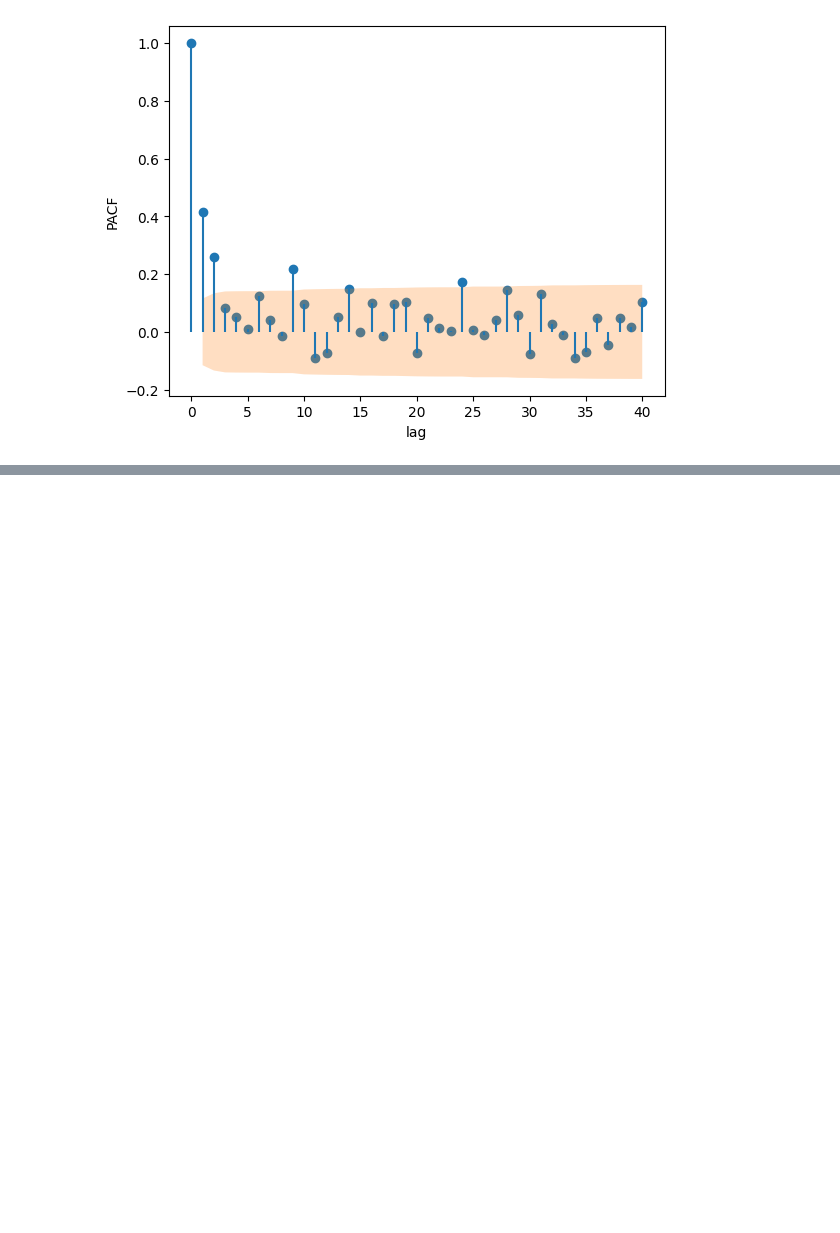
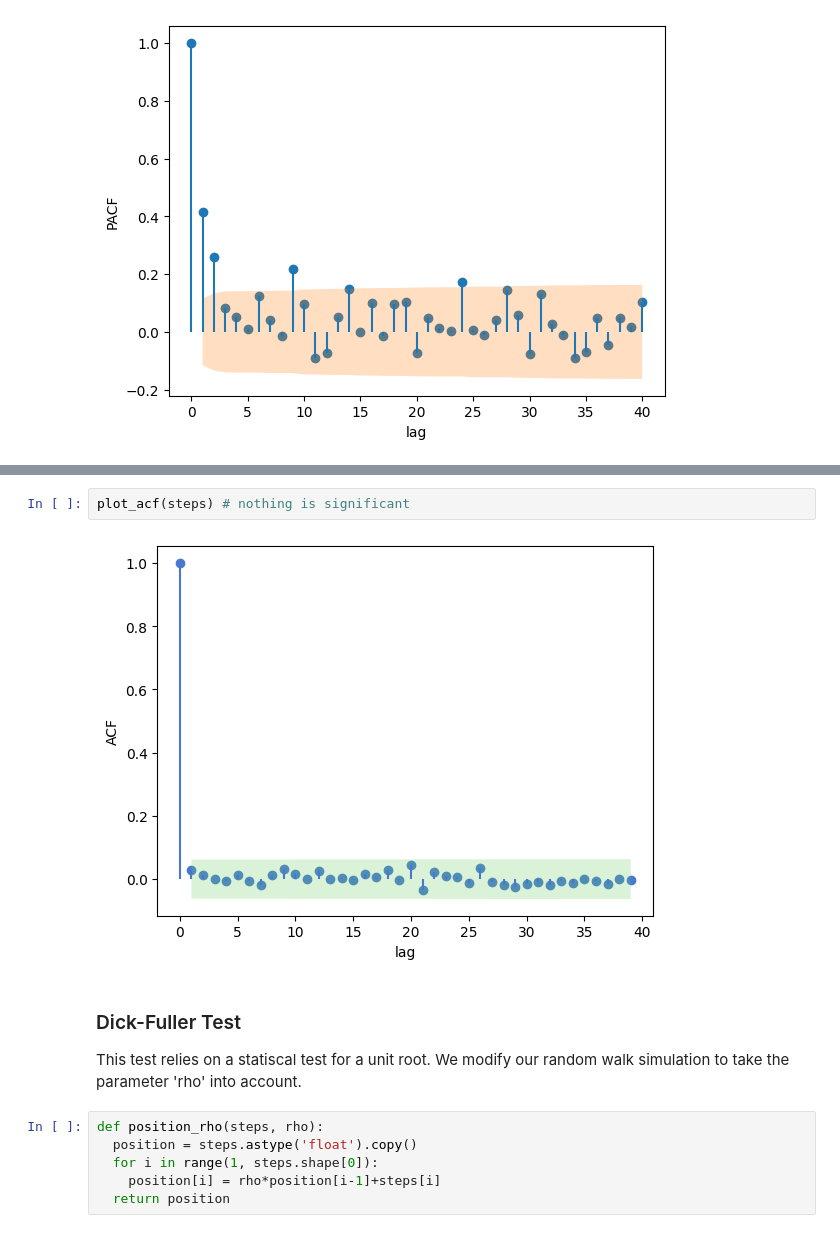
Before and after one commit to taniagmangolini/machine-learning, a Jupyter notebook: temporal_series/time_series_book.ipynb, the cells around one changed output, grey strips where cells are left out. Saved outputs shown, nothing was run; the diff lists cells and outputs as text; blank space fills up the shorter version.

```diff
--- a/temporal_series/time_series.ipynb
+++ b/temporal_series/time_series_book.ipynb
@@ -1851,0 +1906,15 @@ plot_pacf(detrended)
+# %%
+plot_acf(steps) # nothing is significant
+# %% [output]
+[figure, added]
+# %% [markdown]
+### Dick-Fuller Test
+
+This test relies on a statiscal test for a unit root.
+We modify our random walk simulation to take the parameter 'rho' into account.
+# %%
+def position_rho(steps, rho):
+  position = steps.astype('float').copy()
+  for i in range(1, steps.shape[0]):
+    position[i] = rho*position[i-1]+steps[i]
+  return position
```
Also changed, not shown: parts of 15 cells of this notebook.
